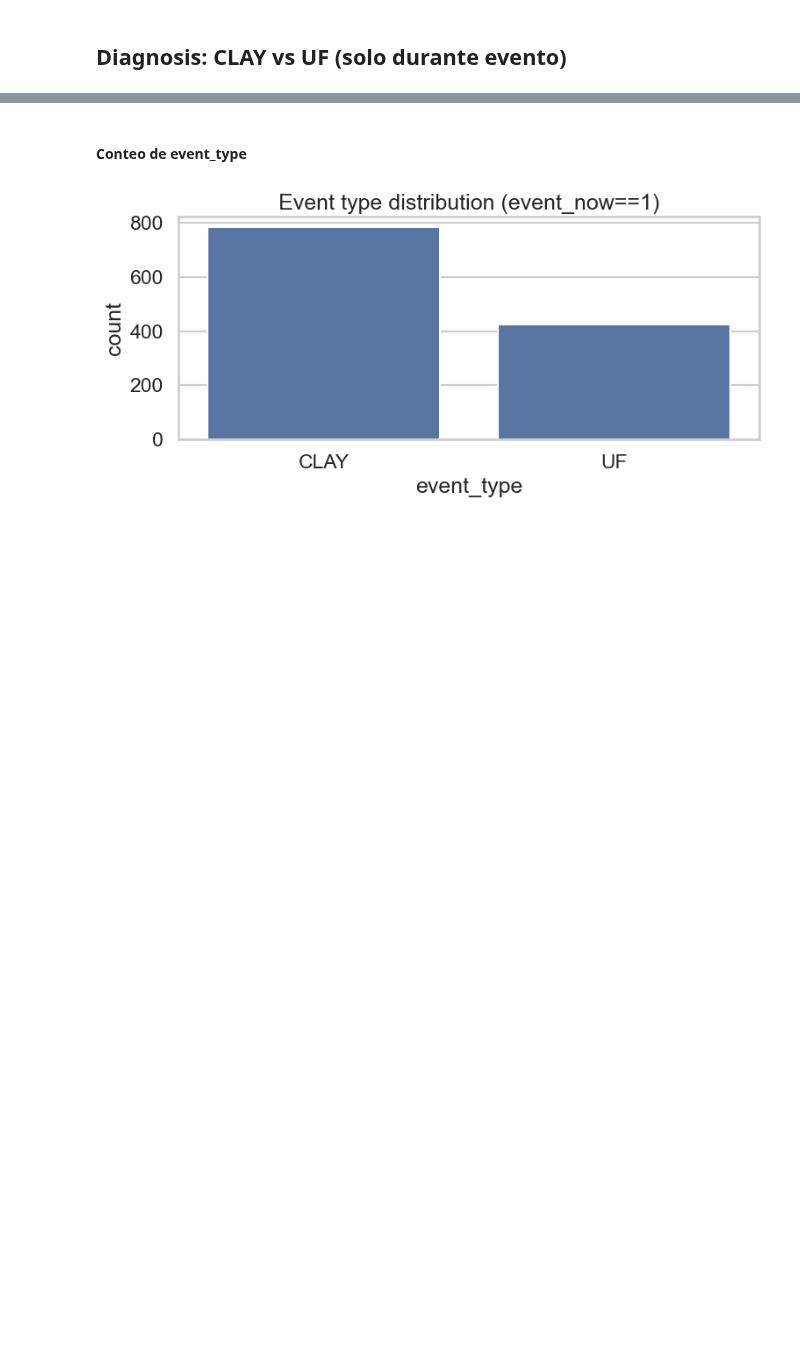
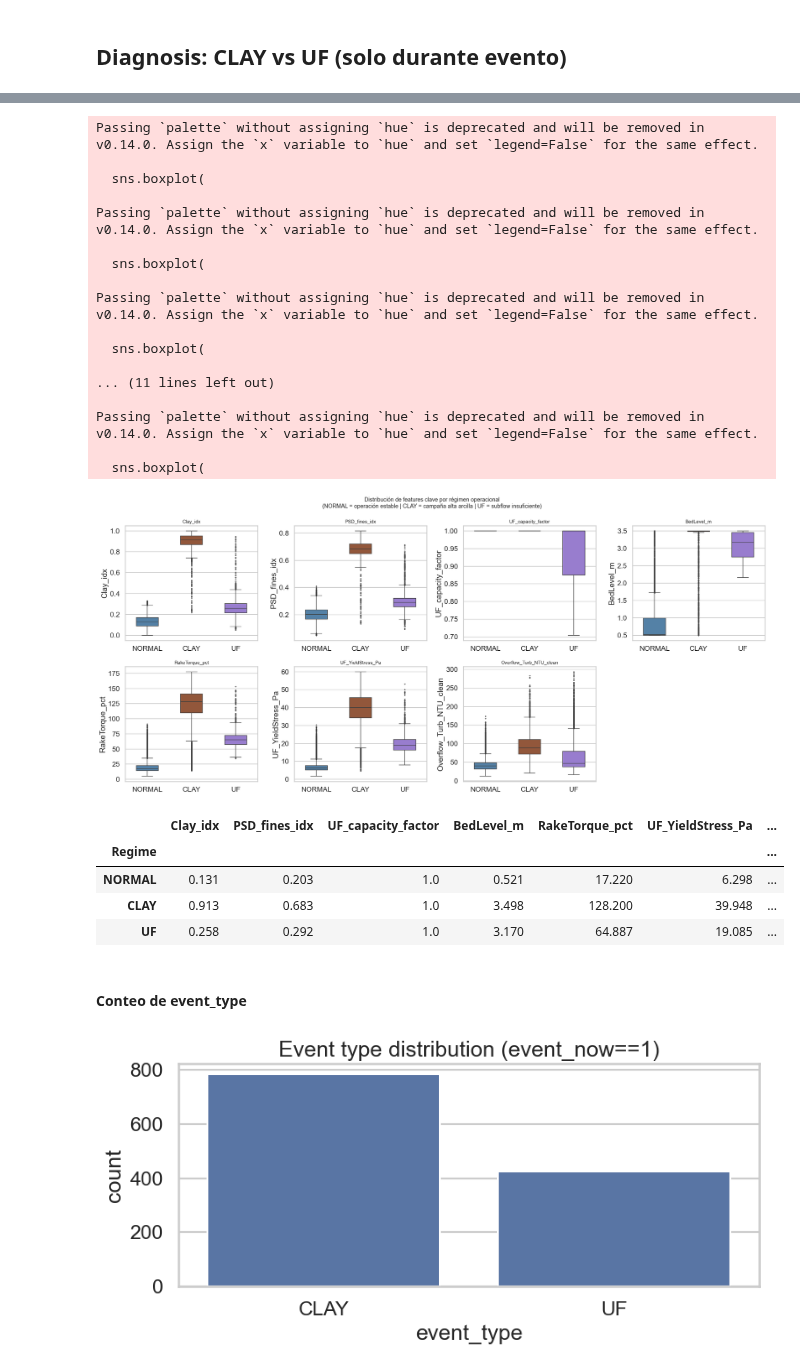
Before and after one commit to MatiasValenzuelaMunoz/Thickener-Water-Recovery-Sentinel-TWS, a Jupyter notebook: notebooks/01_eda.ipynb, the cells around one changed output, grey strips where cells are left out. Drawn from its saved outputs; the diff is of its cells as text; code cells hidden in the pictures; blank space fills up the shorter version.

```diff
--- a/notebooks/01_eda.ipynb
+++ b/notebooks/01_eda.ipynb
@@ -174,3 +179,62 @@ Event days: DatetimeIndex(['2026-01-15', '2026-01-16', '2026-01-17', '2026-01-18
+# %%
+profile_feats = [
+    "Clay_idx", "PSD_fines_idx", "UF_capacity_factor",
+    "BedLevel_m", "RakeTorque_pct", "UF_YieldStress_Pa",
+    "Overflow_Turb_NTU_clean",
+]
+regime_order = ["NORMAL", "CLAY", "UF"]
+palette = {"NORMAL": "steelblue", "CLAY": "sienna", "UF": "mediumpurple"}
+
+fig, axes = plt.subplots(2, 4, figsize=(22, 10))
+axes = axes.flatten()
+
+for ax, feat in zip(axes, profile_feats):
+    sns.boxplot(
+        data=df, x="Regime", y=feat,
+        order=regime_order, palette=palette,
+        width=0.5, linewidth=1.2, fliersize=2, ax=ax,
+    )
+    ax.set_title(feat, fontsize=11)
+    ax.set_xlabel("")
+
+# Hide unused subplot
+axes[-1].set_visible(False)
+
+plt.suptitle(
+    "Distribución de features clave por régimen operacional\n"
+    "(NORMAL = operación estable | CLAY = campaña alta arcilla | UF = subflow insuficiente)",
+    fontsize=13,
+)
+plt.tight_layout()
+plt.show()
+
+# Tabla resumen: mediana por régimen
+regime_summary = df.groupby("Regime")[profile_feats].median().loc[regime_order]
+regime_summary.round(3)
+# %% [output]
+Passing `palette` without assigning `hue` is deprecated and will be removed in v0.14.0. Assign the `x` variable to `hue` and set `legend=False` for the same effect.
+
+  sns.boxplot(
+
+Passing `palette` without assigning `hue` is deprecated and will be removed in v0.14.0. Assign the `x` variable to `hue` and set `legend=False` for the same effect.
+
+  sns.boxplot(
+
+Passing `palette` without assigning `hue` is deprecated and will be removed in v0.14.0. Assign the `x` variable to `hue` and set `legend=False` for the same effect.
+
+  sns.boxplot(
+
+... (11 lines left out)
+
+Passing `palette` without assigning `hue` is deprecated and will be removed in v0.14.0. Assign the `x` variable to `hue` and set `legend=False` for the same effect.
+
+  sns.boxplot(
+[figure, added]
+|  | Clay_idx | PSD_fines_idx | UF_capacity_factor | BedLevel_m | RakeTorque_pct | UF_YieldStress_Pa | ... |
+| Regime |  |  |  |  |  |  | ... |
+| NORMAL | 0.131 | 0.203 | 1.0 | 0.521 | 17.220 | 6.298 | ... |
+| CLAY | 0.913 | 0.683 | 1.0 | 3.498 | 128.200 | 39.948 | ... |
+| UF | 0.258 | 0.292 | 1.0 | 3.170 | 64.887 | 19.085 | ... |
 # %% [markdown]
 #### Conteo de event_type
 # %%
```
Also changed, not shown: parts of 4 cells of this notebook, 1 other file.
